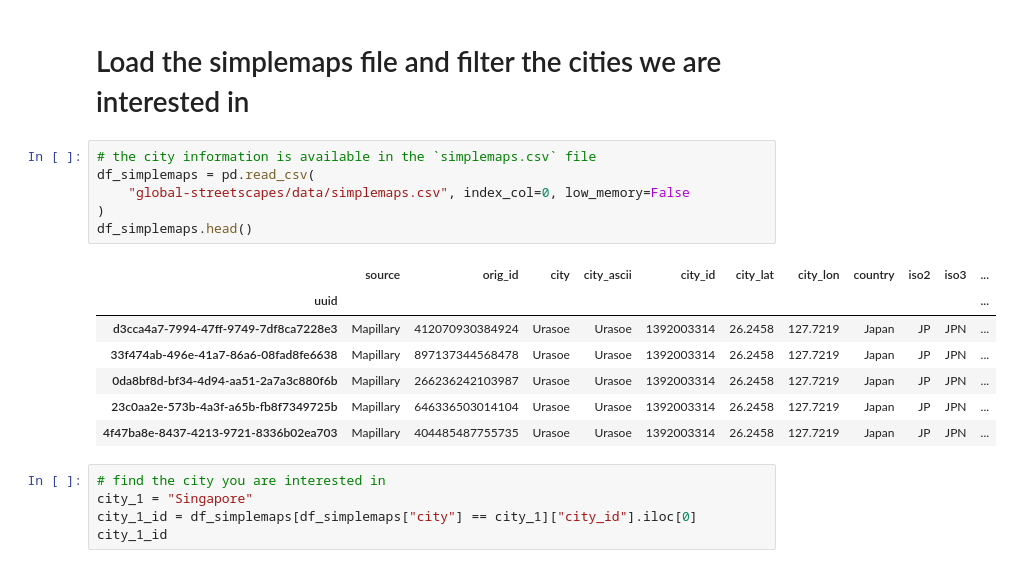
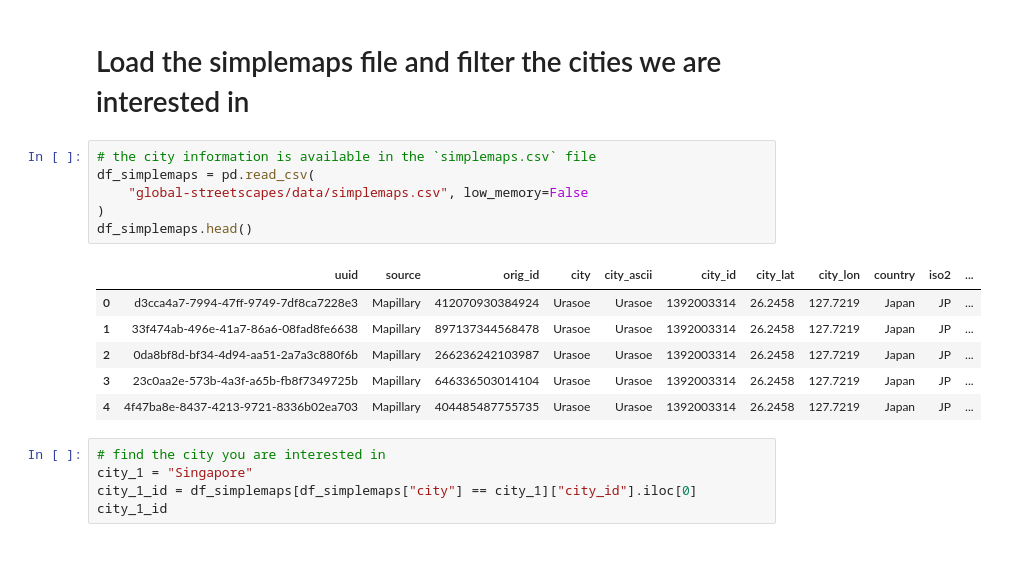
Before and after one commit to matqr/python-urban-analytics-workshop, a Jupyter notebook: 2-data_download.ipynb, the cells around one changed output. Saved outputs shown, nothing was run; the diff lists cells and outputs as text.

```diff
--- a/2-data_download.ipynb
+++ b/2-data_download.ipynb
@@ -38,17 +39,16 @@ array(['Contains the information of the city associated with the image, obtained
 # %%
 # the city information is available in the `simplemaps.csv` file
 df_simplemaps = pd.read_csv(
-    "global-streetscapes/data/simplemaps.csv", index_col=0, low_memory=False
+    "global-streetscapes/data/simplemaps.csv", low_memory=False
 )
 df_simplemaps.head()
 # %% [output]
-|  | source | orig_id | city | city_ascii | city_id | city_lat | city_lon | country | iso2 | iso3 | ... |
-| uuid |  |  |  |  |  |  |  |  |  |  | ... |
-| d3cca4a7-7994-47ff-9749-7df8ca7228e3 | Mapillary | 412070930384924 | Urasoe | Urasoe | 1392003314 | 26.2458 | 127.7219 | Japan | JP | JPN | ... |
-| 33f474ab-496e-41a7-86a6-08fad8fe6638 | Mapillary | 897137344568478 | Urasoe | Urasoe | 1392003314 | 26.2458 | 127.7219 | Japan | JP | JPN | ... |
-| 0da8bf8d-bf34-4d94-aa51-2a7a3c880f6b | Mapillary | 266236242103987 | Urasoe | Urasoe | 1392003314 | 26.2458 | 127.7219 | Japan | JP | JPN | ... |
-| 23c0aa2e-573b-4a3f-a65b-fb8f7349725b | Mapillary | 646336503014104 | Urasoe | Urasoe | 1392003314 | 26.2458 | 127.7219 | Japan | JP | JPN | ... |
-| 4f47ba8e-8437-4213-9721-8336b02ea703 | Mapillary | 404485487755735 | Urasoe | Urasoe | 1392003314 | 26.2458 | 127.7219 | Japan | JP | JPN | ... |
+|  | uuid | source | orig_id | city | city_ascii | city_id | city_lat | city_lon | country | iso2 | ... |
+| 0 | d3cca4a7-7994-47ff-9749-7df8ca7228e3 | Mapillary | 412070930384924 | Urasoe | Urasoe | 1392003314 | 26.2458 | 127.7219 | Japan | JP | ... |
+| 1 | 33f474ab-496e-41a7-86a6-08fad8fe6638 | Mapillary | 897137344568478 | Urasoe | Urasoe | 1392003314 | 26.2458 | 127.7219 | Japan | JP | ... |
+| 2 | 0da8bf8d-bf34-4d94-aa51-2a7a3c880f6b | Mapillary | 266236242103987 | Urasoe | Urasoe | 1392003314 | 26.2458 | 127.7219 | Japan | JP | ... |
+| 3 | 23c0aa2e-573b-4a3f-a65b-fb8f7349725b | Mapillary | 646336503014104 | Urasoe | Urasoe | 1392003314 | 26.2458 | 127.7219 | Japan | JP | ... |
+| 4 | 4f47ba8e-8437-4213-9721-8336b02ea703 | Mapillary | 404485487755735 | Urasoe | Urasoe | 1392003314 | 26.2458 | 127.7219 | Japan | JP | ... |
 # %%
 # find the city you are interested in
 city_1 = "Singapore"
```
Also changed, not shown: parts of 1 cell of this notebook, 7 other files.
